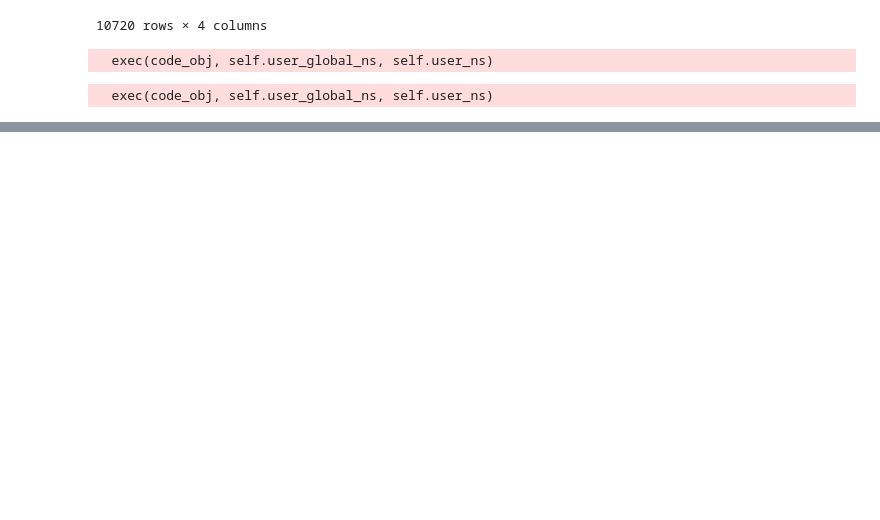
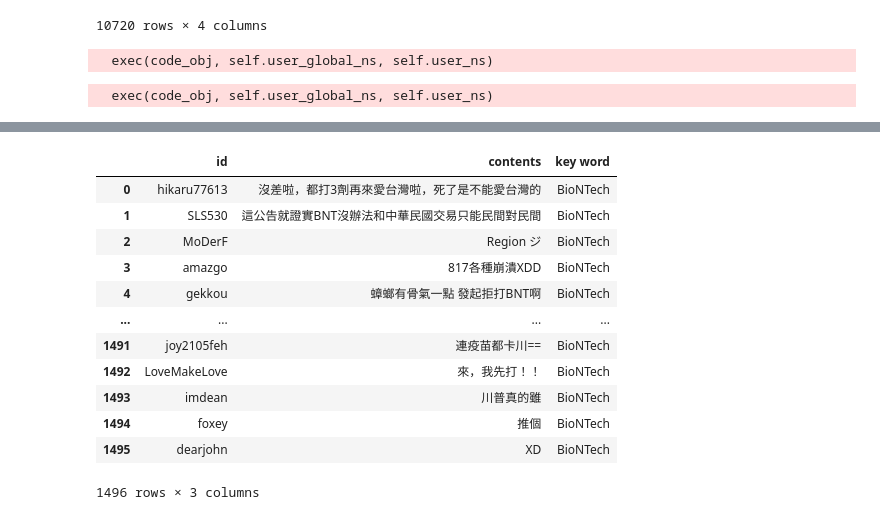
Before and after one commit to huang-jeff0210/hate_speech, a Jupyter notebook: timeSelect/deal.ipynb, the cells around one changed output, grey strips where cells are left out. Drawn from its saved outputs; the diff is of its cells as text; code cells hidden in the pictures; blank space fills up the shorter version.

```diff
--- a/timeSelect/deal.ipynb
+++ b/timeSelect/deal.ipynb
@@ -123,0 +183,19 @@ df8.to_csv('output\聯亞.csv',encoding='utf-8-sig',index=False)
+# %%
+df12 = df9[df9['key word'] == 'BioNTech']
+df12.to_csv('output/BioNTech.csv',encoding='utf-8-sig',index=False)
+df12 = pd.read_csv('./output/BioNTech.csv',low_memory=False,error_bad_lines=False)
+df12
+# %% [output]
+|  | id | contents | key word |
+| 0 | hikaru77613 | 沒差啦，都打3劑再來愛台灣啦，死了是不能愛台灣的 | BioNTech |
+| 1 | SLS530 | 這公告就證實BNT沒辦法和中華民國交易只能民間對民間 | BioNTech |
+| 2 | MoDerF | Region ジ | BioNTech |
+| 3 | amazgo | 817各種崩潰XDD | BioNTech |
+| 4 | gekkou | 蟑螂有骨氣一點 發起拒打BNT啊 | BioNTech |
+| ... | ... | ... | ... |
+| 1491 | joy2105feh | 連疫苗都卡川== | BioNTech |
+| 1492 | LoveMakeLove | 來，我先打！！ | BioNTech |
+| 1493 | imdean | 川普真的雖 | BioNTech |
+| 1494 | foxey | 推個 | BioNTech |
+| 1495 | dearjohn | XD | BioNTech |
+1496 rows × 3 columns
```
Also changed, not shown: parts of 8 cells of this notebook, 8 other files.
